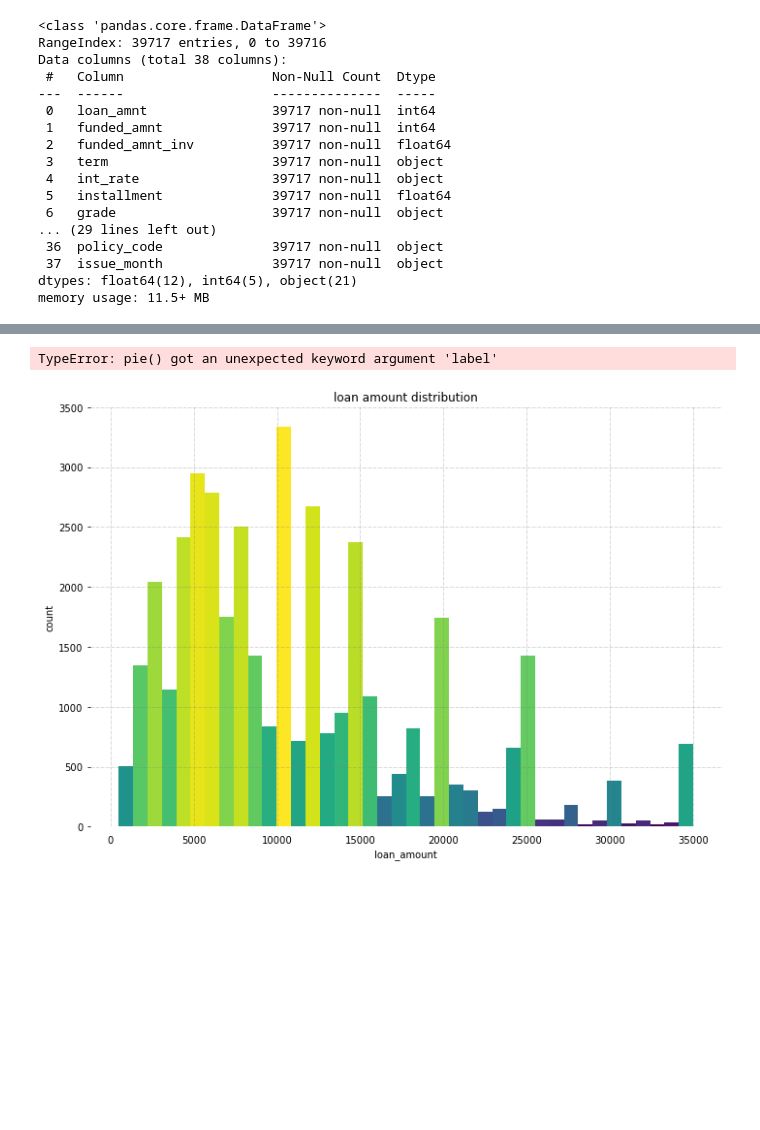
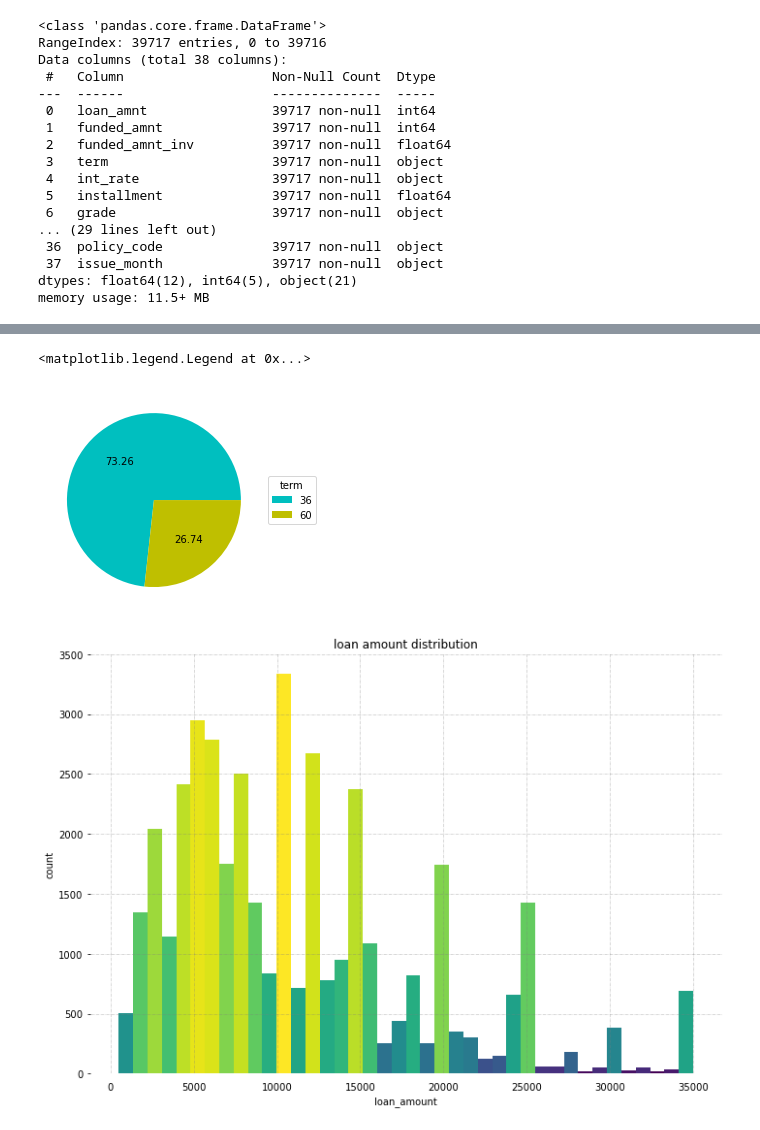
Before and after one commit to zerouchi/Bank-Loan-Prediction, a Jupyter notebook: loan prediction project.ipynb, the cells around one changed output, grey strips where cells are left out. Saved outputs shown, nothing was run; the diff lists cells and outputs as text; code cells hidden in the pictures; blank space fills up the shorter version.

```diff
--- a/loan prediction project.ipynb
+++ b/loan prediction project.ipynb
@@ -191,14 +195,15 @@ Length: 2, dtype: string
 # %%
 from matplotlib import pyplot as plt
 term = [36,60]
-plt.pie(term_value , label = term ,colors="cyan" ,autopct="%.2f")
+plt.pie(term_value ,colors="cyan" ,autopct="%.2f")
 
 plt.legend( term,
           title ="term",
           loc ="center left",
           bbox_to_anchor =(1, 0, 0.5, 1))
 # %% [output]
-TypeError: pie() got an unexpected keyword argument 'label'
+<matplotlib.legend.Legend at 0x...>
+[figure, added]
 # %%
 from matplotlib import colors
 from matplotlib.ticker import PercentFormatter
```
Also changed, not shown: parts of 13 cells of this notebook.
